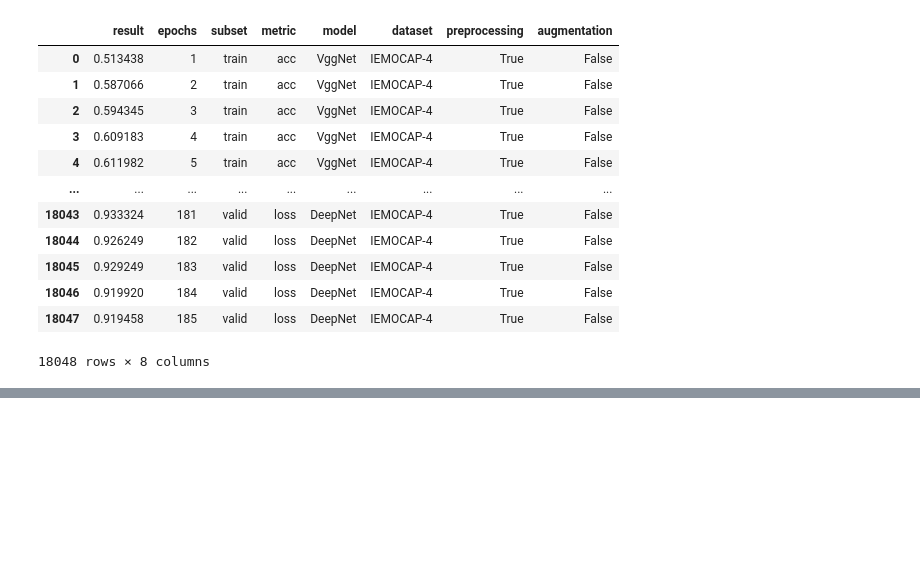
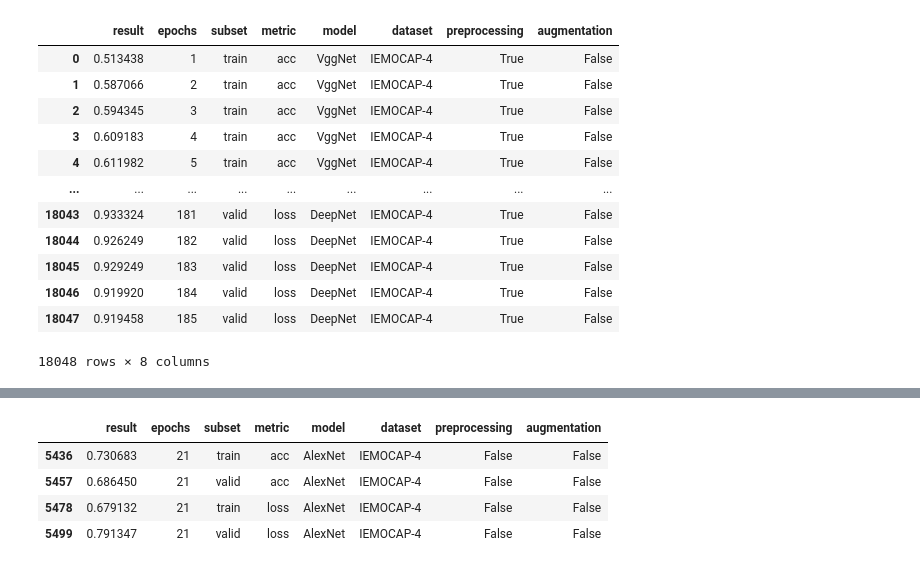
Before and after one commit to iamryabinov/SER_neuro, a Jupyter notebook: interpret_results.ipynb, the cells around one changed output, grey strips where cells are left out. Cells and saved outputs as stored; diff of their text form; code cells hidden in the pictures; blank space fills up the shorter version.

```diff
--- a/interpret_results.ipynb
+++ b/interpret_results.ipynb
@@ -219,0 +177,9 @@ df
+# %%
+alex_results = df.loc[(df['model'] == 'AlexNet') & (df['preprocessing'] == False) & (df['augmentation'] == False) ]
+alex_results.loc[alex_results['epochs'] == 21]
+# %% [output]
+|  | result | epochs | subset | metric | model | dataset | preprocessing | augmentation |
+| 5436 | 0.730683 | 21 | train | acc | AlexNet | IEMOCAP-4 | False | False |
+| 5457 | 0.686450 | 21 | valid | acc | AlexNet | IEMOCAP-4 | False | False |
+| 5478 | 0.679132 | 21 | train | loss | AlexNet | IEMOCAP-4 | False | False |
+| 5499 | 0.791347 | 21 | valid | loss | AlexNet | IEMOCAP-4 | False | False |
```
Also changed, not shown: parts of 27 cells of this notebook, 1 other file.
